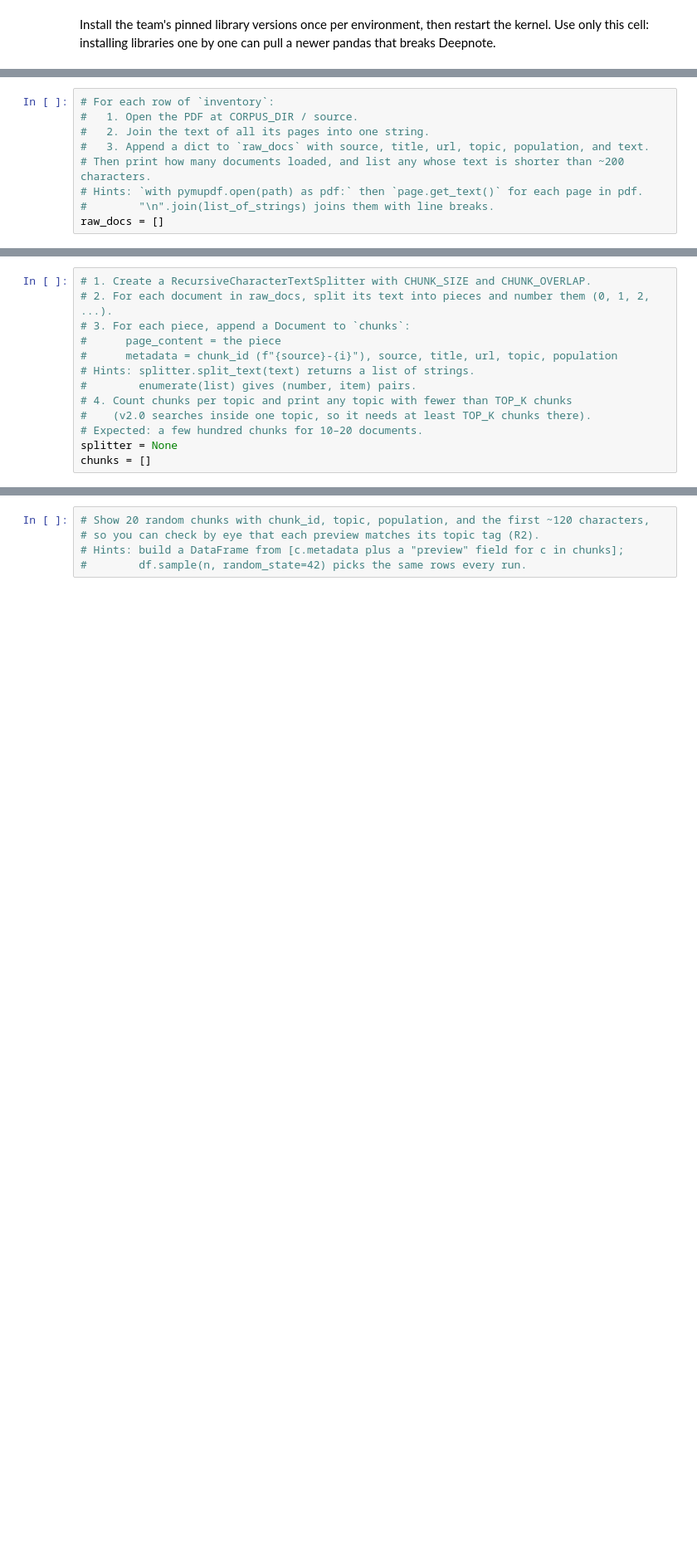
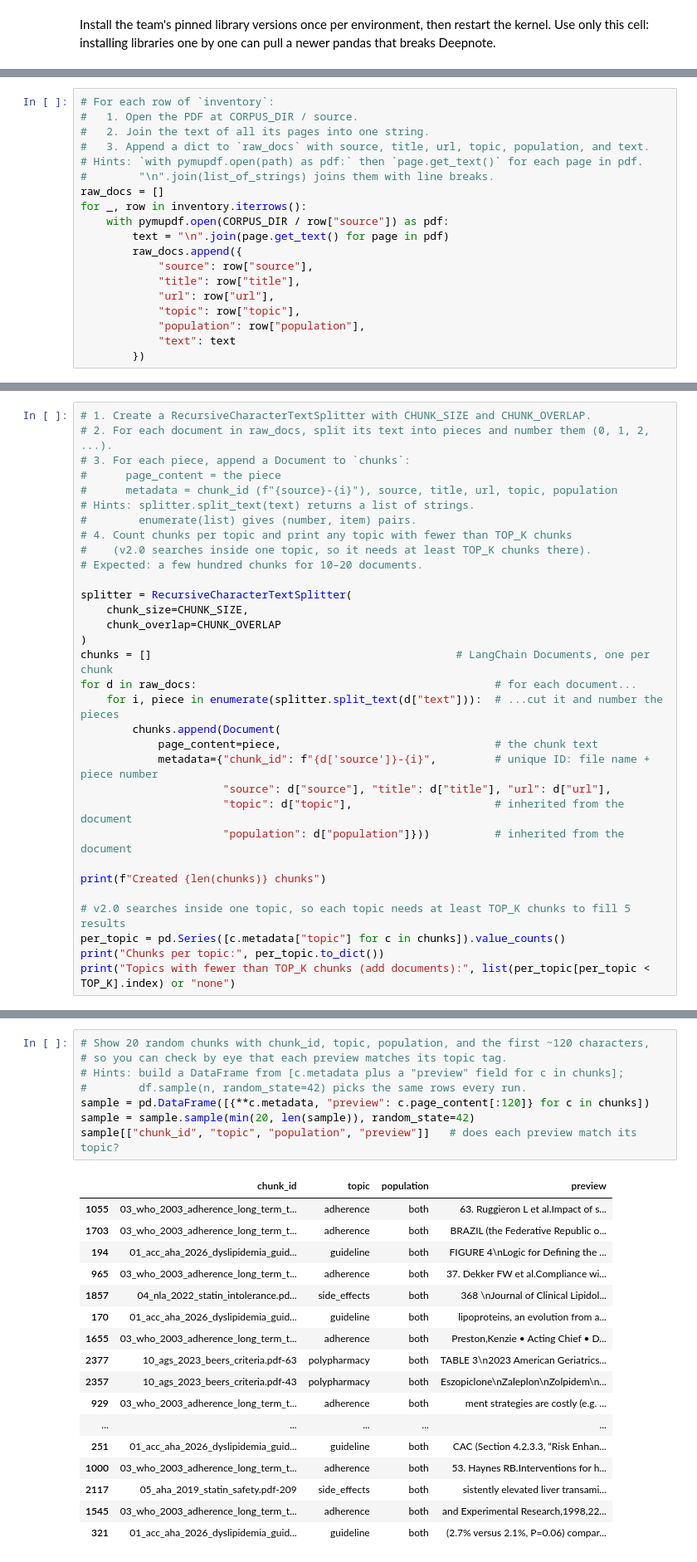
Before and after one commit to siads699-group20/statin-discontinuation, a Jupyter notebook: notebooks/05_rag.ipynb, the cells around one changed output, grey strips where cells are left out. Shown at 83% size. Cells and saved outputs as stored; diff of their text form; blank space fills up the shorter version.

```diff
--- a/notebooks/05_rag.ipynb
+++ b/notebooks/05_rag.ipynb
@@ -164,7 +238,17 @@ inventory = None
 #   1. Open the PDF at CORPUS_DIR / source.
 #   2. Join the text of all its pages into one string.
 #   3. Append a dict to `raw_docs` with source, title, url, topic, population, and text.
-# Then print how many documents loaded, and list any whose text is shorter than ~200 characters.
 # Hints: `with pymupdf.open(path) as pdf:` then `page.get_text()` for each page in pdf.
 #        "\n".join(list_of_strings) joins them with line breaks.
 raw_docs = []
+for _, row in inventory.iterrows():
+    with pymupdf.open(CORPUS_DIR / row["source"]) as pdf:
+        text = "\n".join(page.get_text() for page in pdf)
+        raw_docs.append({
+            "source": row["source"],
+            "title": row["title"],
+            "url": row["url"],
+            "topic": row["topic"],
+            "population": row["population"],
+            "text": text
+        })
@@ -179,5 +282,24 @@ raw_docs = []
 # 4. Count chunks per topic and print any topic with fewer than TOP_K chunks
 #    (v2.0 searches inside one topic, so it needs at least TOP_K chunks there).
 # Expected: a few hundred chunks for 10–20 documents.
-splitter = None
-chunks = []
+
+splitter = RecursiveCharacterTextSplitter(
+    chunk_size=CHUNK_SIZE,
+    chunk_overlap=CHUNK_OVERLAP
+)
+chunks = []                                               # LangChain Documents, one per chunk
+for d in raw_docs:                                              # for each document...
+    for i, piece in enumerate(splitter.split_text(d["text"])):  # ...cut it and number the pieces
+        chunks.append(Document(
+            page_content=piece,                                 # the chunk text
+            metadata={"chunk_id": f"{d['source']}-{i}",         # unique ID: file name + piece number
+                      "source": d["source"], "title": d["title"], "url": d["url"],
+                      "topic": d["topic"],                      # inherited from the document
+                      "population": d["population"]}))          # inherited from the document
+
+print(f"Created {len(chunks)} chunks")
+
+# v2.0 searches inside one topic, so each topic needs at least TOP_K chunks to fill 5 results
+per_topic = pd.Series([c.metadata["topic"] for c in chunks]).value_counts()
+print("Chunks per topic:", per_topic.to_dict())
+print("Topics with fewer than TOP_K chunks (add documents):", list(per_topic[per_topic < TOP_K].index) or "none")
@@ -184,8 +310,29 @@ chunks = []
 # %%
 # Show 20 random chunks with chunk_id, topic, population, and the first ~120 characters,
-# so you can check by eye that each preview matches its topic tag (R2).
+# so you can check by eye that each preview matches its topic tag.
 # Hints: build a DataFrame from [c.metadata plus a "preview" field for c in chunks];
 #        df.sample(n, random_state=42) picks the same rows every run.
+sample = pd.DataFrame([{**c.metadata, "preview": c.page_content[:120]} for c in chunks])
+sample = sample.sample(min(20, len(sample)), random_state=42)
+sample[["chunk_id", "topic", "population", "preview"]]   # does each preview match its topic?
+# %% [output]
+|  | chunk_id | topic | population | preview |
+| 1055 | 03_who_2003_adherence_long_term_t... | adherence | both | 63. Ruggieron L et al.Impact of s... |
+| 1703 | 03_who_2003_adherence_long_term_t... | adherence | both | BRAZIL (the Federative Republic o... |
+| 194 | 01_acc_aha_2026_dyslipidemia_guid... | guideline | both | FIGURE 4\nLogic for Defining the ... |
+| 965 | 03_who_2003_adherence_long_term_t... | adherence | both | 37. Dekker FW et al.Compliance wi... |
+| 1857 | 04_nla_2022_statin_intolerance.pd... | side_effects | both | 368 \nJournal of Clinical Lipidol... |
+| 170 | 01_acc_aha_2026_dyslipidemia_guid... | guideline | both | lipoproteins, an evolution from a... |
+| 1655 | 03_who_2003_adherence_long_term_t... | adherence | both | Preston,Kenzie • Acting Chief • D... |
+| 2377 | 10_ags_2023_beers_criteria.pdf-63 | polypharmacy | both | TABLE 3\n2023 American Geriatrics... |
+| 2357 | 10_ags_2023_beers_criteria.pdf-43 | polypharmacy | both | Eszopiclone\nZaleplon\nZolpidem\n... |
+| 929 | 03_who_2003_adherence_long_term_t... | adherence | both | ment strategies are costly (e.g. ... |
+| ... | ... | ... | ... | ... |
+| 251 | 01_acc_aha_2026_dyslipidemia_guid... | guideline | both | CAC (Section 4.2.3.3, “Risk Enhan... |
+| 1000 | 03_who_2003_adherence_long_term_t... | adherence | both | 53. Haynes RB.Interventions for h... |
+| 2117 | 05_aha_2019_statin_safety.pdf-209 | side_effects | both | sistently elevated liver transami... |
+| 1545 | 03_who_2003_adherence_long_term_t... | adherence | both | and Experimental Research,1998,22... |
+| 321 | 01_acc_aha_2026_dyslipidemia_guid... | guideline | both | (2.7% versus 2.1%, P=0.06) compar... |
 # %% [markdown]
 ## 8. Embed and Index
 > **Jira:** KAN-10 RAG Development › KAN-32 Build retrieval › KAN-55 Foundation
```
Also changed, not shown: parts of 19 cells of this notebook, 7 other files.
